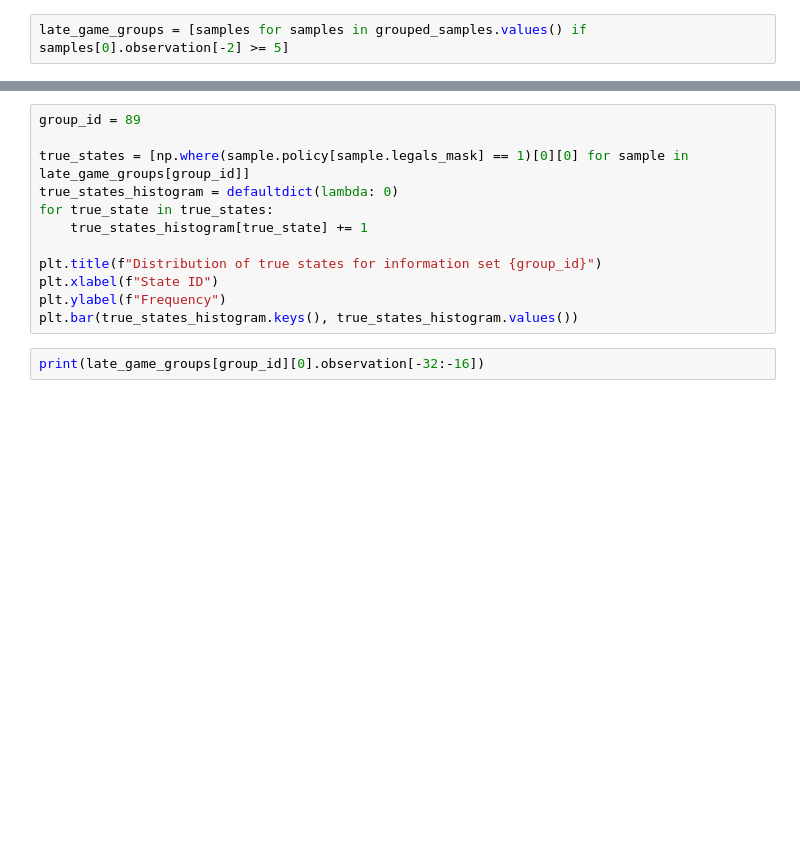
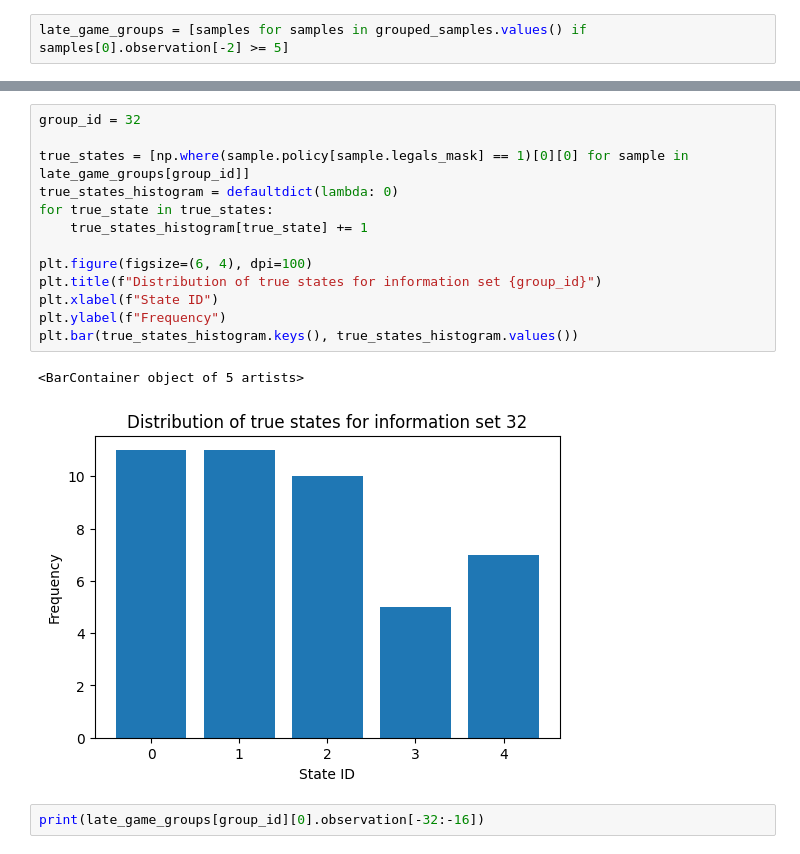
Before and after one commit to tobias-kirschstein/alpha-one, a Jupyter notebook: notebooks/evaluation/06_statistics_replay_buffer.ipynb, the cells around one changed output, grey strips where cells are left out. Cells and saved outputs as stored; diff of their text form; blank space fills up the shorter version.

```diff
--- a/notebooks/evaluation/06_statistics_replay_buffer.ipynb
+++ b/notebooks/evaluation/06_statistics_replay_buffer.ipynb
@@ -52,14 +66,18 @@ late_game_groups = [samples for samples in grouped_samples.values() if samples[0
 # %%
-group_id = 89
+group_id = 32
 
 true_states = [np.where(sample.policy[sample.legals_mask] == 1)[0][0] for sample in late_game_groups[group_id]]
 true_states_histogram = defaultdict(lambda: 0)
 for true_state in true_states:
     true_states_histogram[true_state] += 1
 
+plt.figure(figsize=(6, 4), dpi=100)
 plt.title(f"Distribution of true states for information set {group_id}")
 plt.xlabel(f"State ID")
 plt.ylabel(f"Frequency")
 plt.bar(true_states_histogram.keys(), true_states_histogram.values())
+# %% [output]
+<BarContainer object of 5 artists>
+[figure, added]
 # %%
 print(late_game_groups[group_id][0].observation[-32:-16])
```
Also changed, not shown: parts of 5 cells of this notebook, 3 other files.
